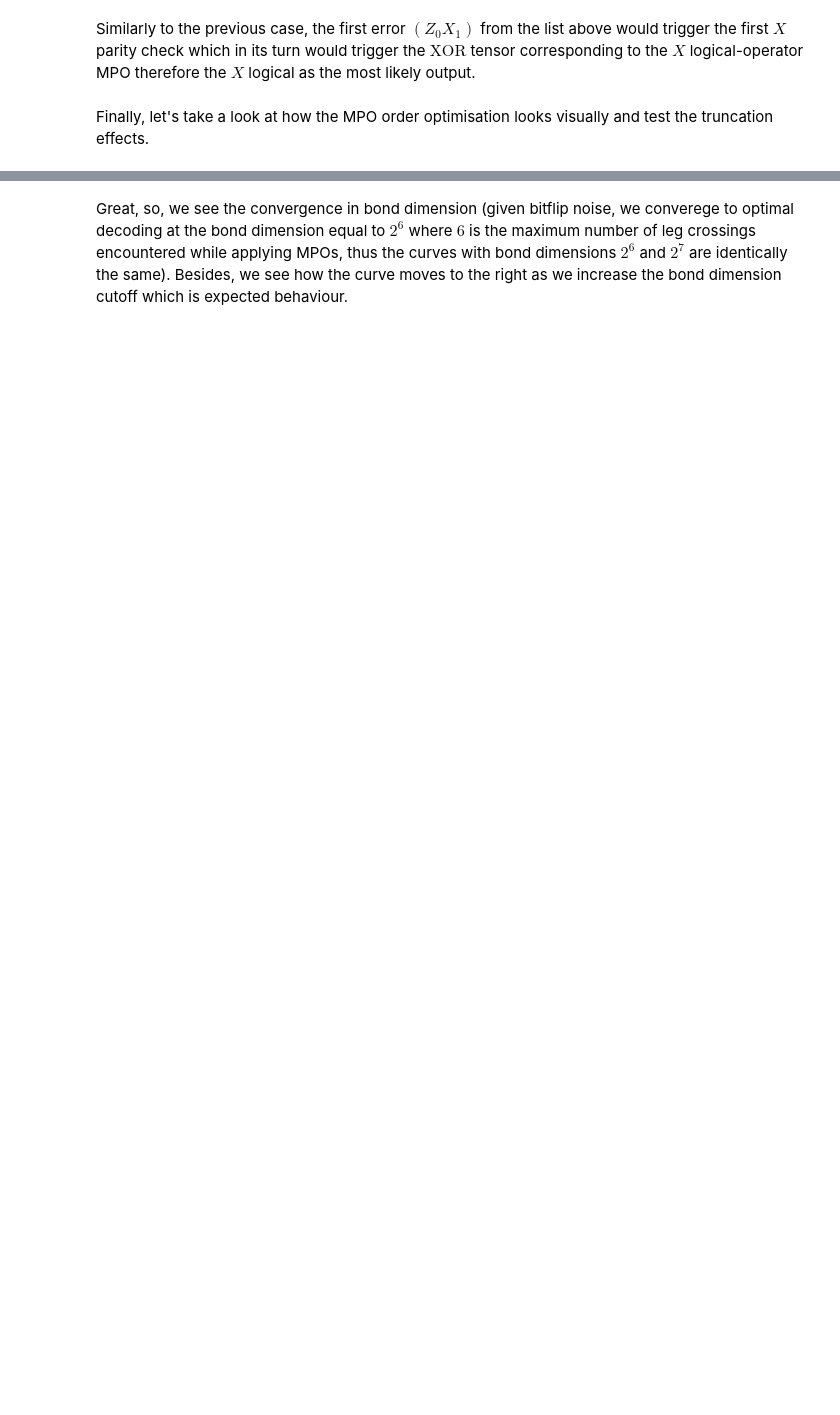
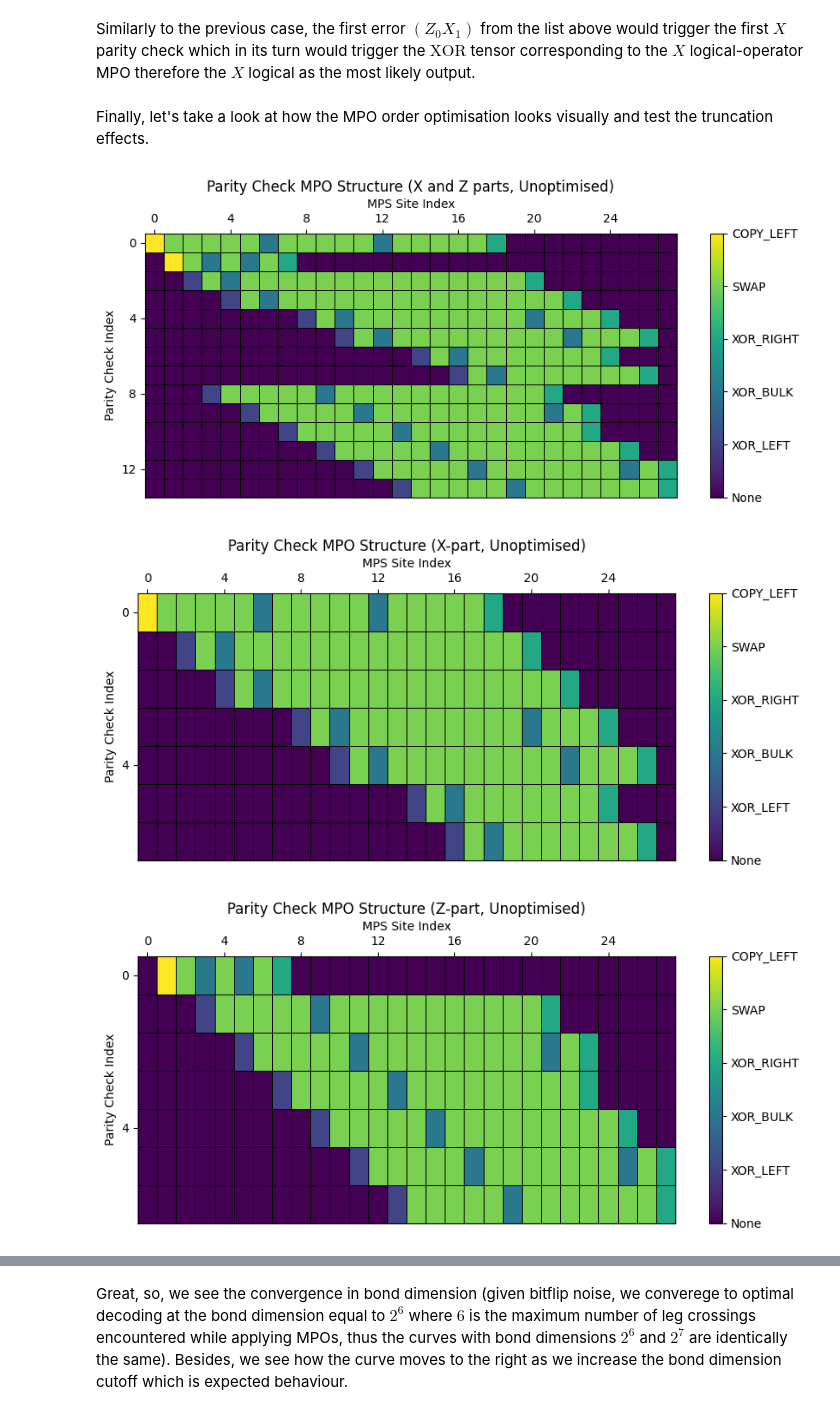
Before and after one commit to quicophy/mdopt, a Jupyter notebook: docs/source/quantum_surface.ipynb, the cells around one changed output, grey strips where cells are left out. Saved outputs shown, nothing was run; the diff lists cells and outputs as text; code cells hidden in the pictures; blank space fills up the shorter version.

```diff
--- a/docs/source/quantum_surface.ipynb
+++ b/docs/source/quantum_surface.ipynb
@@ -359,21 +436,25 @@ Similarly to the previous case, the first error $(Z_0 X_1)$ from the list above
 Finally, let's take a look at how the MPO order optimisation looks visually and test the truncation effects.
 # %%
 LATTICE_SIZE = 3
-rep_code = qc.repetition_code(LATTICE_SIZE)
-surface_code = qc.hypergraph_product(rep_code, rep_code)
+rep_code = qec.repetition_code(LATTICE_SIZE)
+surface_code = qec.hypergraph_product(rep_code, rep_code)
 
 mpo_matrix_full_unoptimised = plot_parity_check_mpo(
     surface_code, optimise_order=False, return_matrix=True, plot_type="both"
 )
 
 mpo_matrix_xpart = plot_parity_check_mpo(
     surface_code, optimise_order=False, return_matrix=True, plot_type="X"
 )
 
 mpo_matrix_zpart = plot_parity_check_mpo(
     surface_code, optimise_order=False, return_matrix=True, plot_type="Z"
 )
 
 mpo_matrix_full = plot_parity_check_mpo(
     surface_code, optimise_order=True, return_matrix=True, plot_type="both"
 )
+# %% [output]
+[figure, added]
+[figure, added]
+[figure, added]
```
Also changed, not shown: parts of 33 cells of this notebook, 10 other files.
